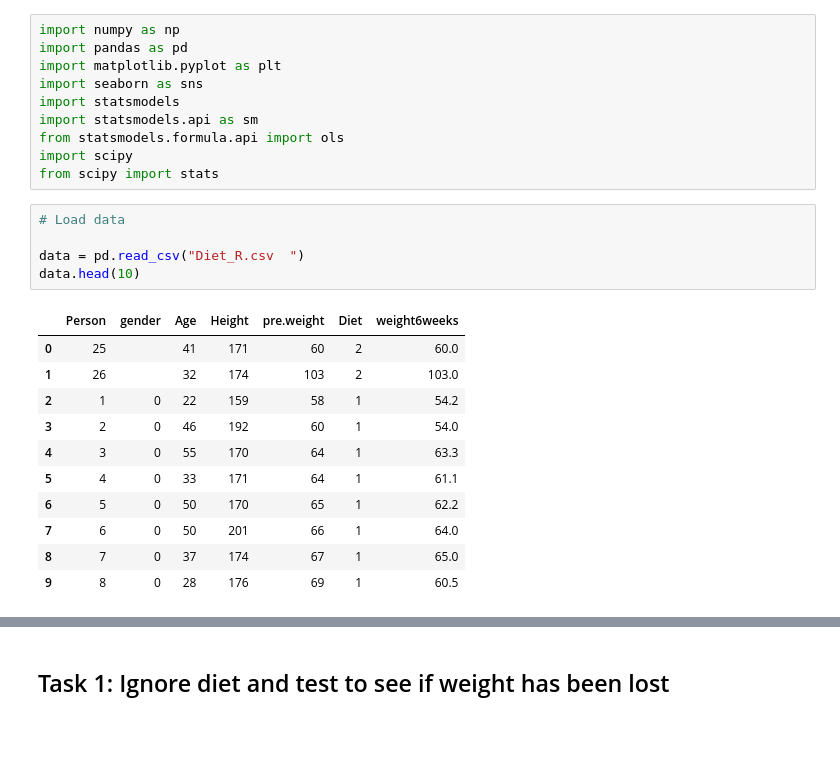
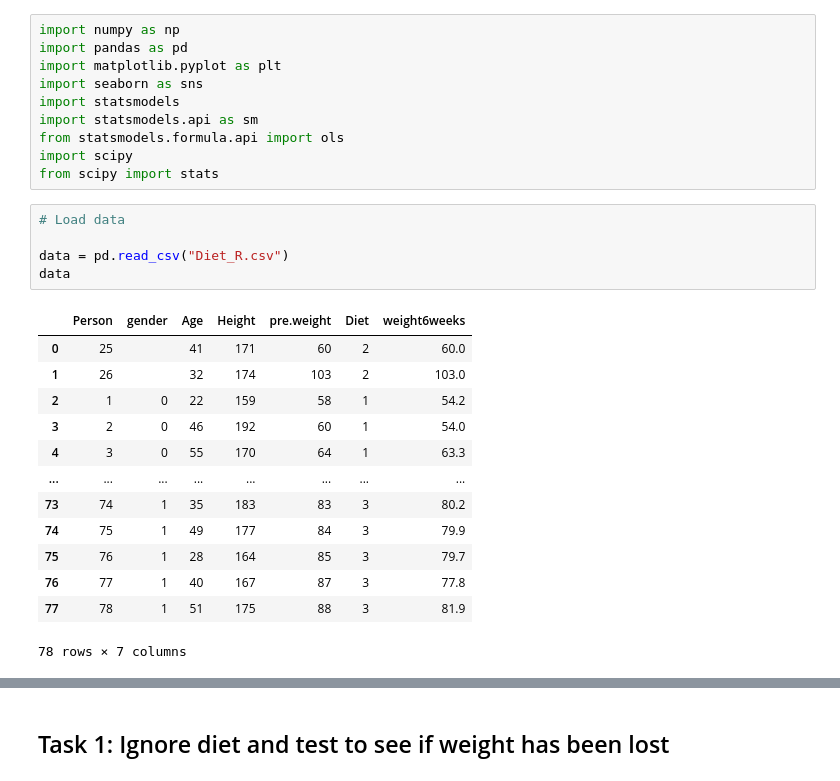
Before and after one commit to PhamQuocDatAI/PTDL-with-Python, a Jupyter notebook: Đồ án Python/Đồ_án_Inference_Statistics.ipynb, the cells around one changed output, grey strips where cells are left out. Drawn from its saved outputs; the diff is of its cells as text; blank space fills up the shorter version.

```diff
--- a/Đồ án Python/Đồ_án_Inference_Statistics.ipynb
+++ b/Đồ án Python/Đồ_án_Inference_Statistics.ipynb
@@ -11,17 +11,19 @@ from scipy import stats
 # %%
 # Load data
 
-data = pd.read_csv("Diet_R.csv  ")
-data.head(10)
+data = pd.read_csv("Diet_R.csv")
+data
 # %% [output]
 |  | Person | gender | Age | Height | pre.weight | Diet | weight6weeks |
 | 0 | 25 |  | 41 | 171 | 60 | 2 | 60.0 |
 | 1 | 26 |  | 32 | 174 | 103 | 2 | 103.0 |
 | 2 | 1 | 0 | 22 | 159 | 58 | 1 | 54.2 |
 | 3 | 2 | 0 | 46 | 192 | 60 | 1 | 54.0 |
 | 4 | 3 | 0 | 55 | 170 | 64 | 1 | 63.3 |
-| 5 | 4 | 0 | 33 | 171 | 64 | 1 | 61.1 |
-| 6 | 5 | 0 | 50 | 170 | 65 | 1 | 62.2 |
-| 7 | 6 | 0 | 50 | 201 | 66 | 1 | 64.0 |
-| 8 | 7 | 0 | 37 | 174 | 67 | 1 | 65.0 |
-| 9 | 8 | 0 | 28 | 176 | 69 | 1 | 60.5 |
+| ... | ... | ... | ... | ... | ... | ... | ... |
+| 73 | 74 | 1 | 35 | 183 | 83 | 3 | 80.2 |
+| 74 | 75 | 1 | 49 | 177 | 84 | 3 | 79.9 |
+| 75 | 76 | 1 | 28 | 164 | 85 | 3 | 79.7 |
+| 76 | 77 | 1 | 40 | 167 | 87 | 3 | 77.8 |
+| 77 | 78 | 1 | 51 | 175 | 88 | 3 | 81.9 |
+78 rows × 7 columns
```
Also changed, not shown: parts of 30 cells of this notebook.
